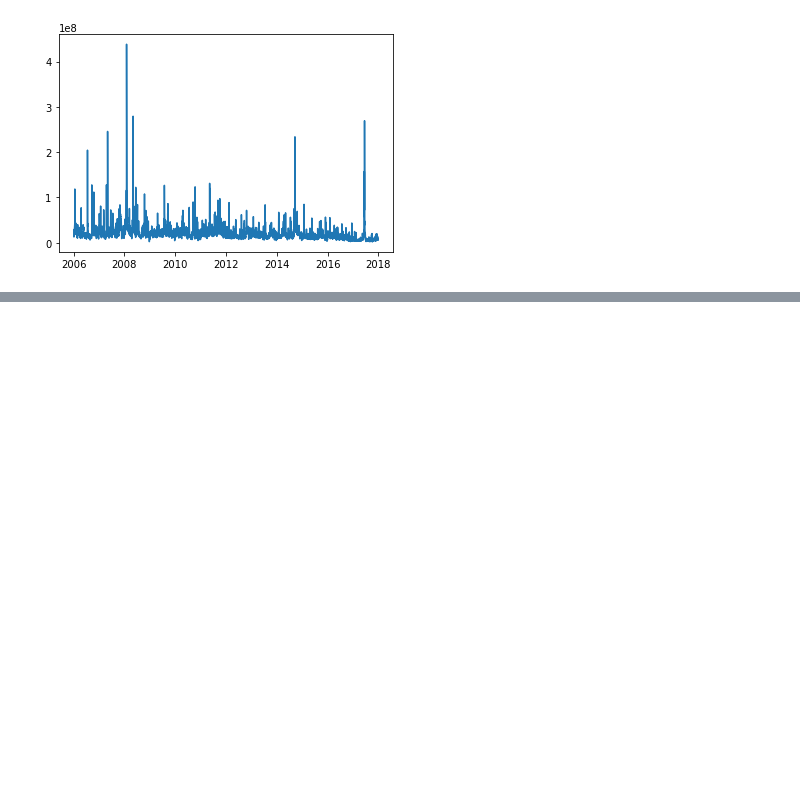
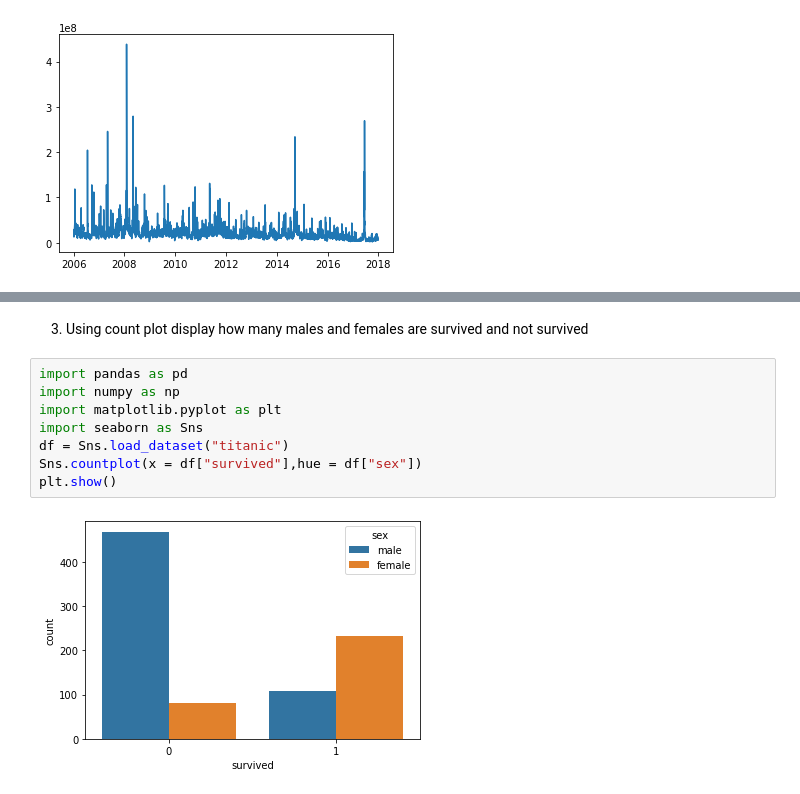
Before and after one commit to Gururaj45/pydatabase, a Jupyter notebook: Data_Visualization_with_python.ipynb, the cells around one changed output, grey strips where cells are left out. Saved outputs shown, nothing was run; the diff lists cells and outputs as text; blank space fills up the shorter version.

```diff
--- a/Data_Visualization_with_python.ipynb
+++ b/Data_Visualization_with_python.ipynb
@@ -950,0 +993,12 @@ array([<AxesSubplot:xlabel='Date'>, <AxesSubplot:xlabel='Date'>,
+# %% [markdown]
+3. Using count plot display how many males and females are survived and not survived
+# %%
+import pandas as pd
+import numpy as np
+import matplotlib.pyplot as plt
+import seaborn as Sns
+df = Sns.load_dataset("titanic")
+Sns.countplot(x = df["survived"],hue = df["sex"])
+plt.show()
+# %% [output]
+[figure, added]
```
Also changed, not shown: parts of 90 cells of this notebook.
